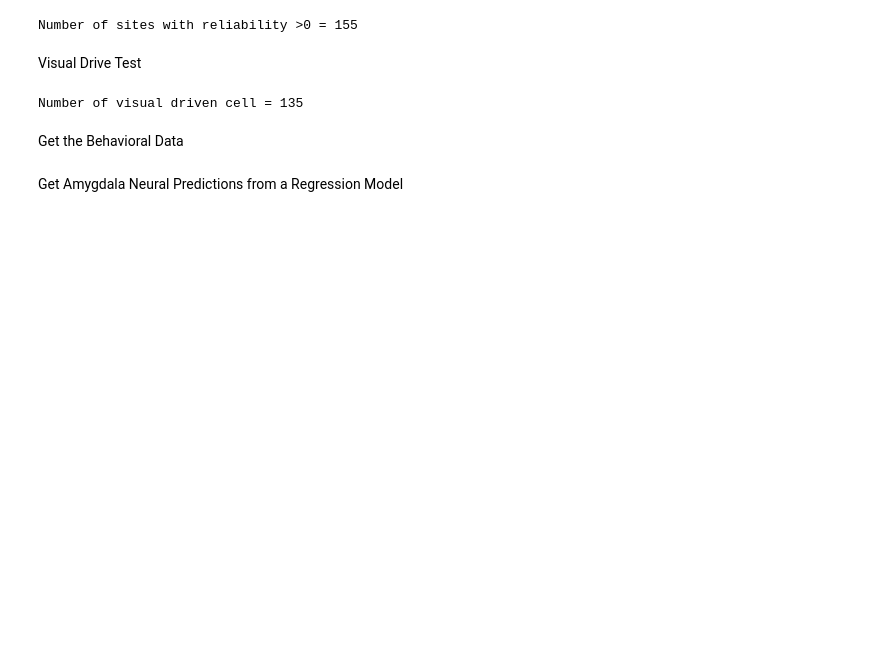
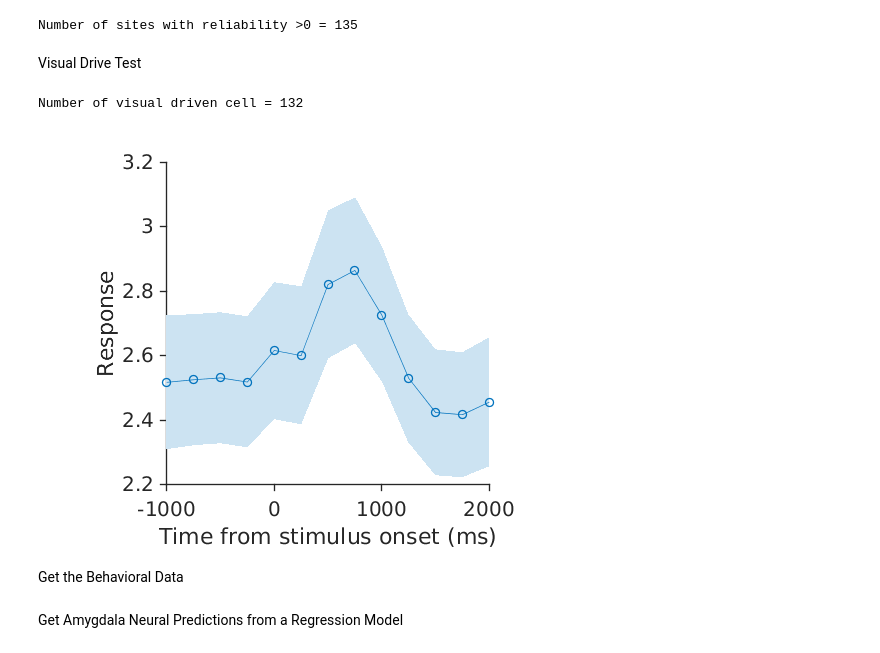
Before and after one commit to kohitij-kar/2021_faceEmotion_ASD, a Jupyter notebook: amyg_utils/amyg_ana.ipynb, the cells around one changed output. Saved outputs shown, nothing was run; the diff lists cells and outputs as text; code cells hidden in the pictures; blank space fills up the shorter version.

```diff
--- a/amyg_utils/amyg_ana.ipynb
+++ b/amyg_utils/amyg_ana.ipynb
@@ -5,19 +7,29 @@ load('data/amygdala_firing_rates.mat')
 # %%
 % Get the internal consistencies of each recorded site
-intcon = get_internalConsistency(rates_sh1, rates_sh2,[], time, [0 1000]);
-disp(['Number of sites with reliability >0 = ', num2str(sum(intcon>0))])
+intcon = get_internalConsistency(rates_sh1, rates_sh2,[], time, [250 1500]);
+disp(['Number of sites with reliability >0 = ', num2str(sum(intcon>0.1))])
 # %% [output]
-Number of sites with reliability >0 = 155
+Number of sites with reliability >0 = 135
 # %% [markdown]
 Visual Drive Test
 # %%
 vis_drive_test = nan(442,1);
 for i = 1:442,
-     vis_drive_test(i) = ttest(nanmean(rates(:,i,time<0),3),nanmean(rates(:,i,time>0),3));
+     [~,vis_drive_test(i)] = signrank(nanmean(rates(:,i,time<0),3),nanmean(rates(:,i,time>=250&time<=1000),3));
 end
 disp(['Number of visual driven cell = ', num2str(sum(vis_drive_test==1))])
+valid_neurons = vis_drive_test==1;
 # %% [output]
-Number of visual driven cell = 135
+Number of visual driven cell = 132
+# %%
+boundedline(time,squeeze(nanmean(nanmean(rates(:,vis_drive_test==1,:),1),2)),squeeze(mad(nanmean(rates(:,vis_drive_test==1 ,:),1),[],2))./sqrt(sum(vis_drive_test==1)))
+hold on
+plot(time,squeeze(nanmean(nanmean(rates(:,vis_drive_test==1,:),1),2)),'o')
+polishFigure;
+xlabel('Time from stimulus onset (ms)');
+ylabel('Response');
+# %% [output]
+[figure, added]
 # %% [markdown]
 Get the Behavioral Data
 # %%
```
Also changed, not shown: parts of 6 cells of this notebook, 11 other files.
